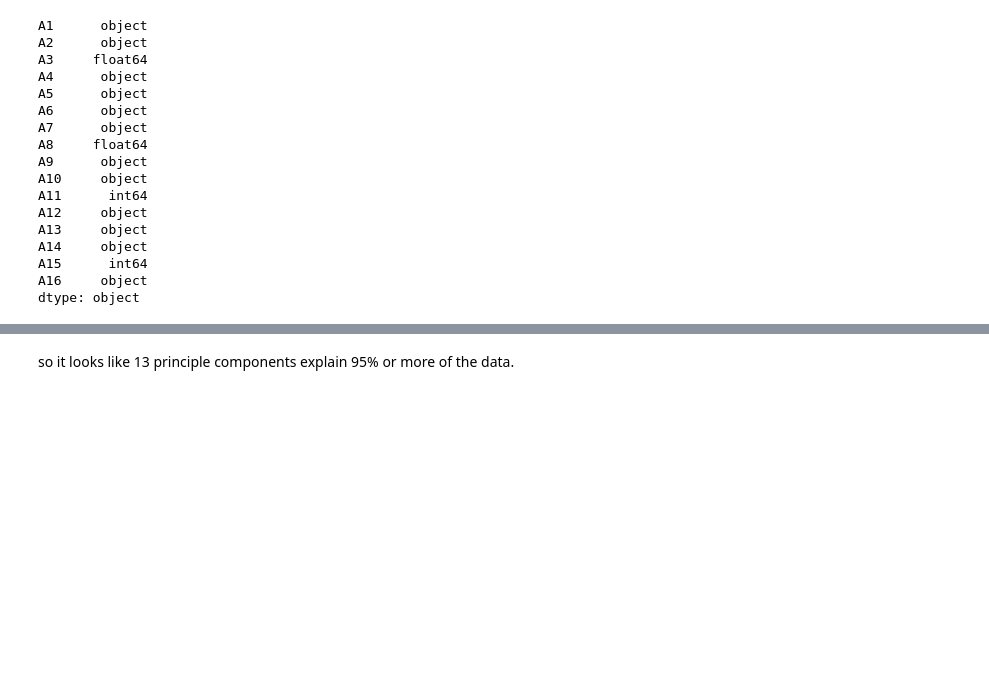
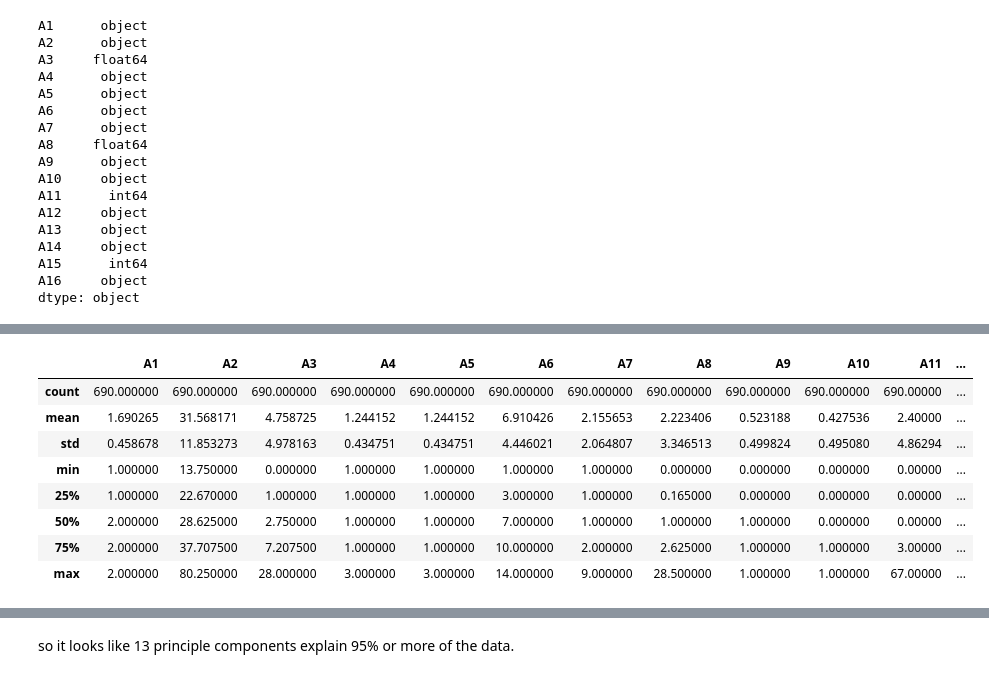
Before and after one commit to gregory1506/COMP6940, a Jupyter notebook: 03717357_Gregory_A3/03717357_COMP6940_A3_final_withgraphs.ipynb, the cells around one changed output, grey strips where cells are left out. Cells and saved outputs as stored; diff of their text form; code cells hidden in the pictures; blank space fills up the shorter version.

```diff
--- a/03717357_Gregory_A3/03717357_COMP6940_A3_final_withgraphs.ipynb
+++ b/03717357_Gregory_A3/03717357_COMP6940_A3_final_withgraphs.ipynb
@@ -120,0 +84,35 @@ dtype: object
+# %%
+# lets make a copy
+df2 = df.copy()
+# --------------------------------------------------------------------------------------------------------------------------#
+# lets use categorical codes to encode columns A1,A4,A5,A6,A7,A9,A10,A12,A13,A16 based on attribute info.
+# A1: b, a.  A2: continuous.
+# A3: continuous. A4: u, y, l, t.  A5: g, p, gg. A6: c, d, cc, i, j, k, m, r, q, w, x, e, aa, ff.
+# A7: v, h, bb, j, n, z, dd, ff, o.   A8: continuous. A9: t, f.    A10: t, f.  A11: continuous.  A12: t, f.  A13: g, p, s.
+# A14: continuous.     A15: continuous.     A16: +,- (class attribute)
+# -------------------------------------------------------------------------------------------------------------------------#
+# lets encode A1
+df2['A1'] = df2['A1'].apply(lambda x : {'a':1,'b':2}[x] if x in ['a','b'] else x)
+# lets make A2 a float
+df2['A2'] = df2['A2'].apply(lambda x : float(x))
+# Lets encode A4
+df2['A4'] = df2['A4'].apply(lambda x : {'u':1,'y':2,'l':3,'t':4}[x] if x in ['u','y','l','t'] else x)
+# Lets encode A5
+df2['A5'] = df2['A5'].apply(lambda x : {'g':1,'p':2,'gg':3}[x] if x in ['g','p','gg'] else x)
+# lets encode A6
+a6codes = 'c, d, cc, i, j, k, m, r, q, w, x, e, aa, ff'.split(', ')
+a6dict = dict(zip(a6codes,range(1,len(a6codes)+1)))
+df2['A6'] = df2['A6'].apply(lambda x : a6dict[x] if x in a6dict else x)
+# lets encode A7
+a7codes = 'v, h, bb, j, n, z, dd, ff, o'.split(', ')
+a7dict = dict(zip(a7codes,range(1,len(a7codes)+1)))
+df2['A7'] = df2['A7'].apply(lambda x : a7dict[x] if x in a7dict else x)
+# now columns A9,10,12,13 have no nulls so we can use categorical codes
+for col in ['A9','A10','A12','A13']:
+    df2[col] = df2[col].astype('category').cat.codes
+#lets make A14 integer
+df2['A14'] = df2['A14'].apply(lambda x : float(x) if x!=np.nan else x)
+# lets encode A16
+df2['A16'] = df2['A16'].apply(lambda x : {'-':1,'+':2}[x] if x in ['-','+'] else x)
+print("Lets confirm datatypes are all numerical\n",df2.dtypes,"\n")
+print("Lets check which columns have null values\n",df2.isnull().any())
@@ -121 +167,14 @@ dtype: object
+# %%
+# lets have a quick look at the metrics
+df2.describe()
+# %% [output]
+|  | A1 | A2 | A3 | A4 | A5 | A6 | A7 | A8 | A9 | A10 | A11 | ... |
+| count | 690.000000 | 690.000000 | 690.000000 | 690.000000 | 690.000000 | 690.000000 | 690.000000 | 690.000000 | 690.000000 | 690.000000 | 690.00000 | ... |
+| mean | 1.690265 | 31.568171 | 4.758725 | 1.244152 | 1.244152 | 6.910426 | 2.155653 | 2.223406 | 0.523188 | 0.427536 | 2.40000 | ... |
+| std | 0.458678 | 11.853273 | 4.978163 | 0.434751 | 0.434751 | 4.446021 | 2.064807 | 3.346513 | 0.499824 | 0.495080 | 4.86294 | ... |
+| min | 1.000000 | 13.750000 | 0.000000 | 1.000000 | 1.000000 | 1.000000 | 1.000000 | 0.000000 | 0.000000 | 0.000000 | 0.00000 | ... |
+| 25% | 1.000000 | 22.670000 | 1.000000 | 1.000000 | 1.000000 | 3.000000 | 1.000000 | 0.165000 | 0.000000 | 0.000000 | 0.00000 | ... |
+| 50% | 2.000000 | 28.625000 | 2.750000 | 1.000000 | 1.000000 | 7.000000 | 1.000000 | 1.000000 | 1.000000 | 0.000000 | 0.00000 | ... |
+| 75% | 2.000000 | 37.707500 | 7.207500 | 1.000000 | 1.000000 | 10.000000 | 2.000000 | 2.625000 | 1.000000 | 1.000000 | 3.00000 | ... |
+| max | 2.000000 | 80.250000 | 28.000000 | 3.000000 | 3.000000 | 14.000000 | 9.000000 | 28.500000 | 1.000000 | 1.000000 | 67.00000 | ... |
 # %%
```
Also changed, not shown: parts of 16 cells of this notebook.
